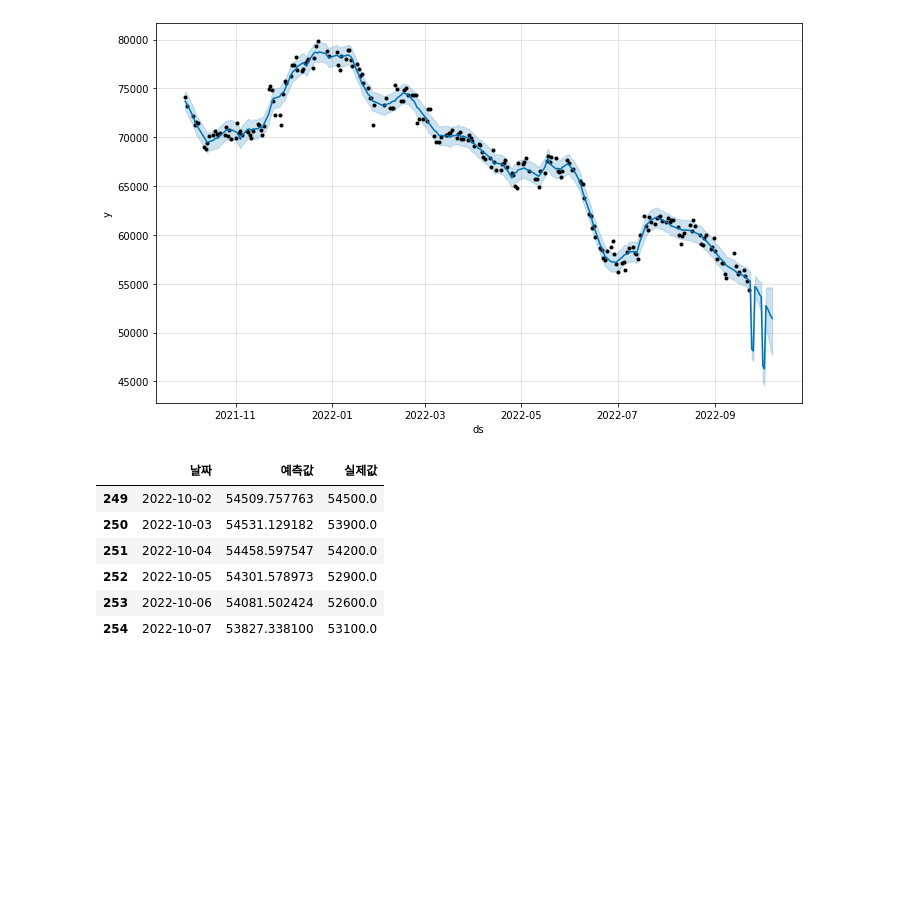
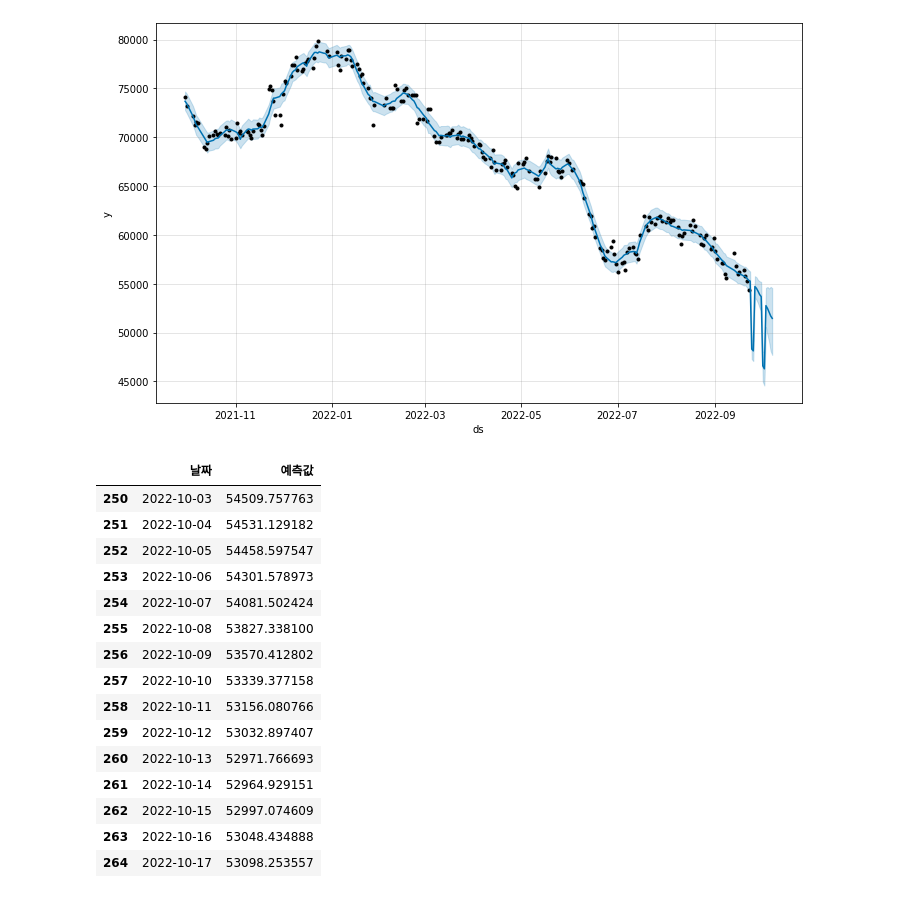
Before and after one commit to RJ-Stony/JuBoonSSa, a Jupyter notebook: Create_Stock_JSON.ipynb, the cells around one changed output. Drawn from its saved outputs; the diff is of its cells as text; code cells hidden in the pictures; blank space fills up the shorter version.

```diff
--- a/Create_Stock_JSON.ipynb
+++ b/Create_Stock_JSON.ipynb
@@ -136,5 +137,5 @@ plt.show()
 # %% [output]
 [figure]
 # %%
-forecast_data = model_fit.forecast(steps=6)
+forecast_data = model_fit.forecast(steps=15)
 pred_arima_y = forecast_data[0].tolist()
@@ -265,14 +306,23 @@ pred_fbprophet_y_1 = forecast_data.yhat.values[-6:]
 # %%
-df = pd.DataFrame({'날짜': forecast_data.ds[-6:],
+df = pd.DataFrame({'날짜': forecast_data.ds[-15:],
                    '예측값': pred_arima_y,
-                   '실제값': test_y})
+                   })
 
 df
 # %% [output]
-|  | 날짜 | 예측값 | 실제값 |
-| 249 | 2022-10-02 | 54509.757763 | 54500.0 |
-| 250 | 2022-10-03 | 54531.129182 | 53900.0 |
-| 251 | 2022-10-04 | 54458.597547 | 54200.0 |
-| 252 | 2022-10-05 | 54301.578973 | 52900.0 |
-| 253 | 2022-10-06 | 54081.502424 | 52600.0 |
-| 254 | 2022-10-07 | 53827.338100 | 53100.0 |
+|  | 날짜 | 예측값 |
+| 250 | 2022-10-03 | 54509.757763 |
+| 251 | 2022-10-04 | 54531.129182 |
+| 252 | 2022-10-05 | 54458.597547 |
+| 253 | 2022-10-06 | 54301.578973 |
+| 254 | 2022-10-07 | 54081.502424 |
+| 255 | 2022-10-08 | 53827.338100 |
+| 256 | 2022-10-09 | 53570.412802 |
+| 257 | 2022-10-10 | 53339.377158 |
+| 258 | 2022-10-11 | 53156.080766 |
+| 259 | 2022-10-12 | 53032.897407 |
+| 260 | 2022-10-13 | 52971.766693 |
+| 261 | 2022-10-14 | 52964.929151 |
+| 262 | 2022-10-15 | 52997.074609 |
+| 263 | 2022-10-16 | 53048.434888 |
+| 264 | 2022-10-17 | 53098.253557 |
```
Also changed, not shown: parts of 13 cells of this notebook.
